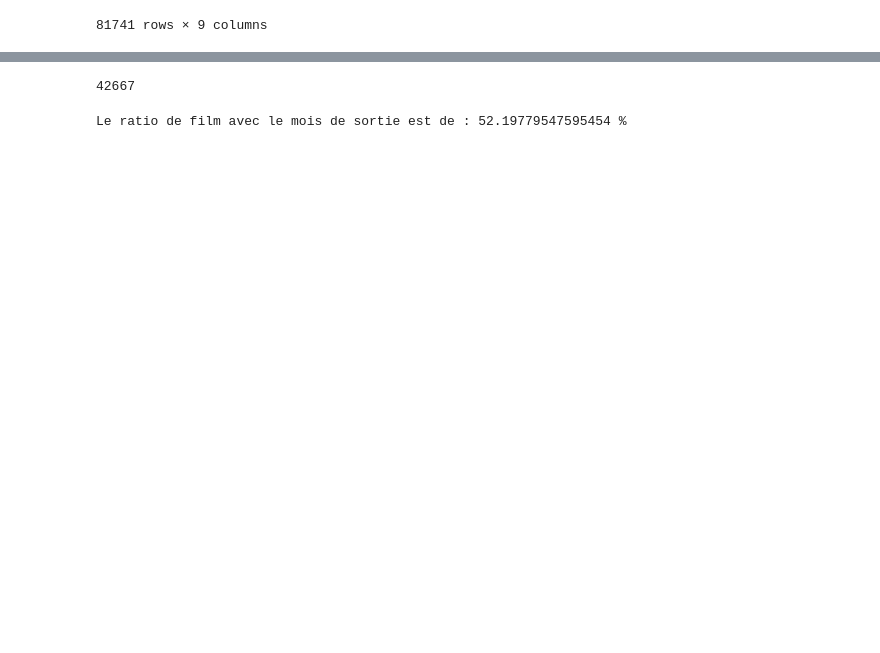
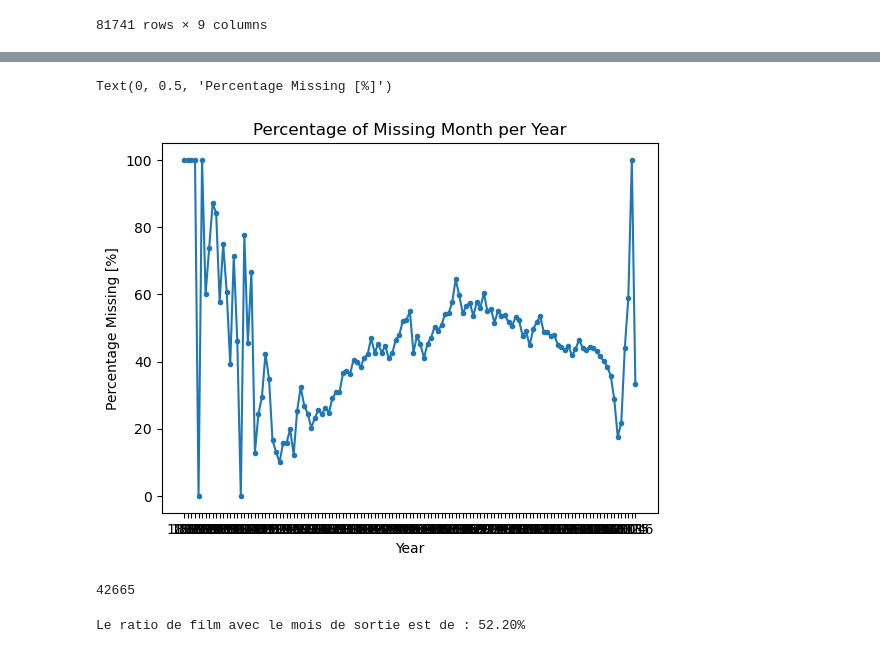
Before and after one commit to epfl-ada/ada-2023-project-dat4k, a Jupyter notebook: missingdate.ipynb, the cells around one changed output, grey strips where cells are left out. Drawn from its saved outputs; the diff is of its cells as text; code cells hidden in the pictures; blank space fills up the shorter version.

```diff
--- a/missingdate.ipynb
+++ b/missingdate.ipynb
@@ -44,0 +26,7 @@ print(nbr)
+# %%
+#Drop every movie with a NaN as a release date and create a new coluln Movie release date
+dataframe2 = dataframe.copy()
+dataframe2 = dataframe2.dropna(subset=['Movie release date'])
+dataframe2['Movie release Year'] = dataframe2['Movie release date'].str[0:4]
+
+display(dataframe2)
@@ -45,11 +73,29 @@ print(nbr)
+# %%
+dataframe2.drop(62836, inplace=True) #Erreur sur la première valeur avec une année de 1010
+# %%
+percentage = lambda x: (x.astype(str).apply(len) < 5).mean() * 100
+
+missing_data_percentage = dataframe2.groupby('Movie release Year')['Movie release date'].apply(percentage)
+
+
+# Use of the plot function to get a line plot
+plt.plot(missing_data_percentage.index, missing_data_percentage.values, marker='.')
+plt.title('Percentage of Missing Month per Year')
+plt.xlabel('Year')
+plt.ylabel('Percentage Missing [%]')
+#plt.grid(True)
+#plt.show()
+# %% [output]
+Text(0, 0.5, 'Percentage Missing [%]')
+[figure, added]
 # %%
-df = dataframe[dataframe['Movie release date'].str.len() > 4]
+df = dataframe2[dataframe2['Movie release date'].str.len() > 4]
 print(len(df))
 # %% [output]
-42667
+42665
 # %%
 ratio = len(df)*100/len(dataframe)
 
-print("Le ratio de film avec le mois de sortie est de :",ratio, "%")
+print(f"Le ratio de film avec le mois de sortie est de : {ratio:.2f}%")
 # %% [output]
-Le ratio de film avec le mois de sortie est de : 52.19779547595454 %
+Le ratio de film avec le mois de sortie est de : 52.20%
```
Also changed, not shown: parts of 11 cells of this notebook.
